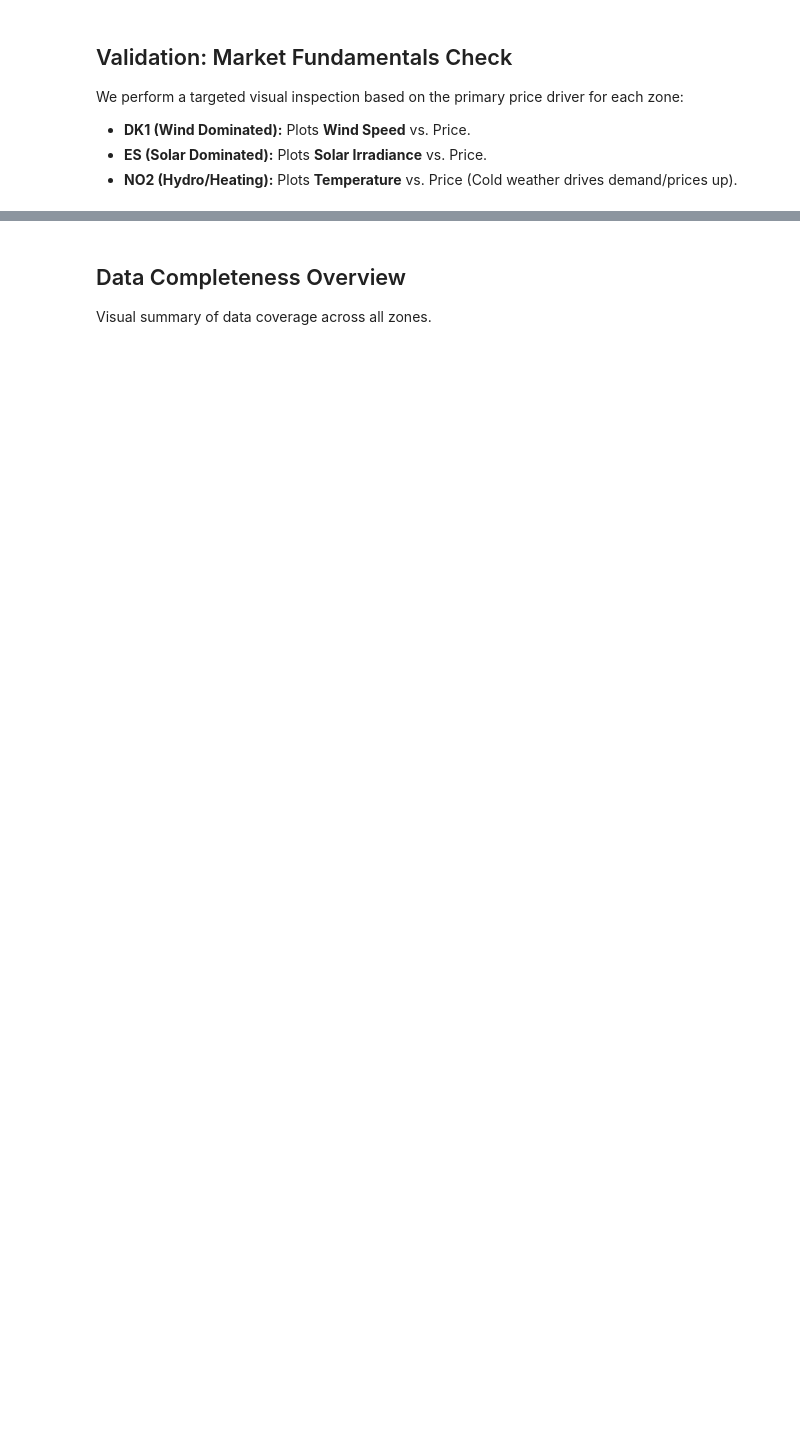
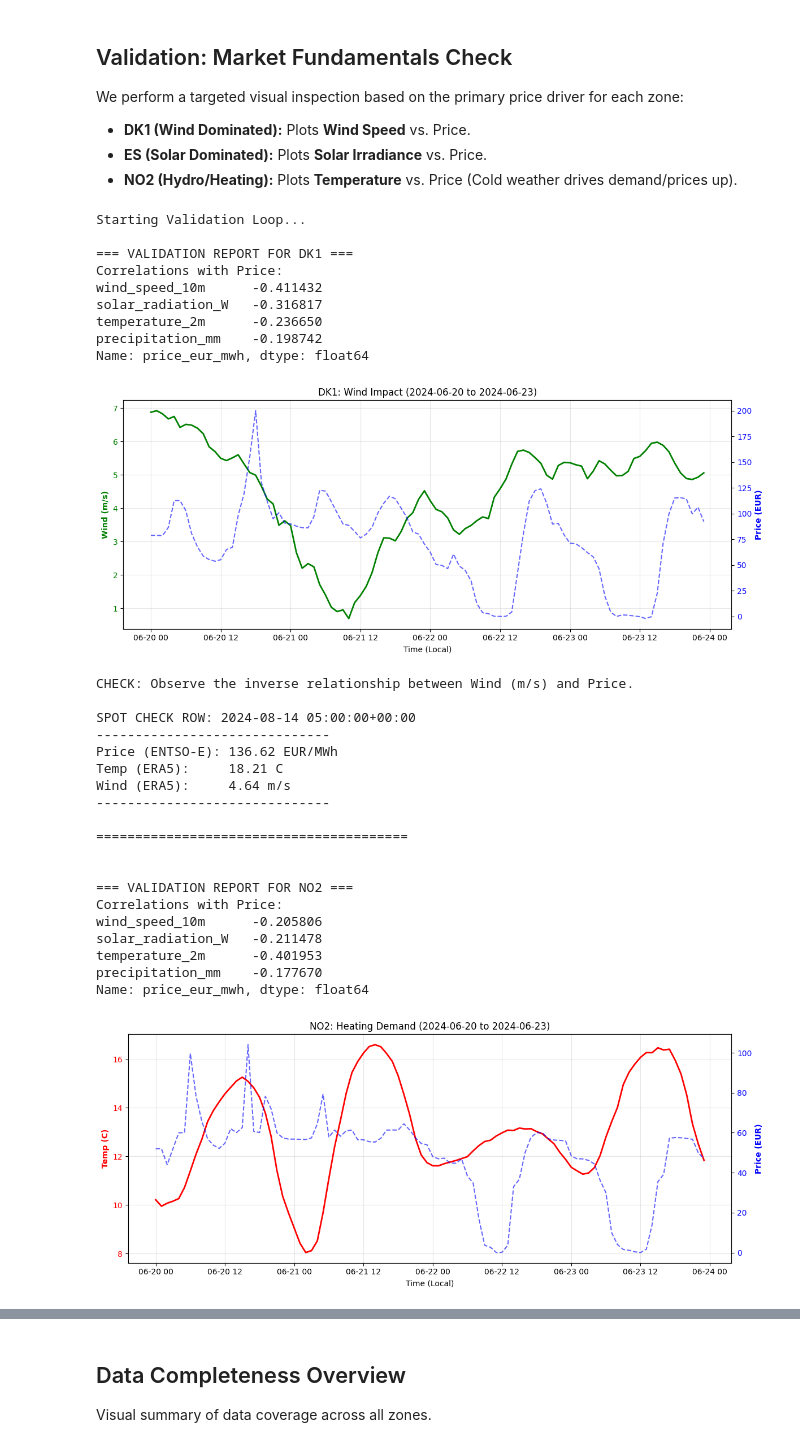
Before and after one commit to vinidoubledeuce/DsLab26S_marbl.energy, a Jupyter notebook: notebooks/02_preprocessing/02_weather_and_merge.ipynb, the cells around one changed output, grey strips where cells are left out. Cells and saved outputs as stored; diff of their text form; code cells hidden in the pictures; blank space fills up the shorter version.

```diff
--- a/notebooks/02_preprocessing/02_weather_and_merge.ipynb
+++ b/notebooks/02_preprocessing/02_weather_and_merge.ipynb
@@ -35,7 +35,8 @@ warnings.filterwarnings('ignore', category=FutureWarning)
 DATA_DIR = Path('../../data')
 
 # Input Paths
-RAW_WEATHER_DIR = DATA_DIR / 'raw' / 'weather'
+RAW_WEATHER_DIR = Path('../../data/raw/weather')
+
 
 # Price data: check both locations (new path first, then legacy path)
 PRICE_CLEAN_DIR_NEW = DATA_DIR / 'clean'  # New location from 01_prices_pd-pkg.ipynb
@@ -57,10 +58,10 @@ OUTPUT_DIR.mkdir(parents=True, exist_ok=True)
 # 2. RUN CONFIGURATION
 # ==========================================
 # Zones to process sequentially
-ZONES_TO_PROCESS = ['DK1', 'NO2', 'ES']
+ZONES_TO_PROCESS = ['DK1', 'NO2', 'ES', 'DE_LU', 'FR']
 
 # Years to include in the masterset (Weather data availability)
-YEARS = [2023, 2024, 2025]
+YEARS = [2023, 2024, 2025, 2026]
 
 print(f"\nConfiguration Loaded.")
 print(f"Input Weather: {RAW_WEATHER_DIR.resolve()}")
@@ -83,31 +91,28 @@ This function handles the complexity of multidimensional NetCDF files.
 def process_era5_netcdf(zone, years):
     print(f"  > Processing ERA5 NetCDF for {zone}...")
     all_hourly_data = []
+    zone_filename = zone.replace('_', '-') if zone == 'DE_LU' else zone
+    print(f"    Looking for: {RAW_WEATHER_DIR / f'era5_{zone_filename}_2023_01_instant.nc'}")
+    print(f"    Exists: {(RAW_WEATHER_DIR / f'era5_{zone_filename}_2023_01_instant.nc').exists()}")
 
     for year in years:
         for month in range(1, 13):
             month_str = f"{month:02d}"
 
-            # Construct file paths
-            path_instant = RAW_WEATHER_DIR / f"era5_{zone}_{year}_{month_str}_instant.nc"
-            path_accum = RAW_WEATHER_DIR / f"era5_{zone}_{year}_{month_str}_accum.nc"
+            path_instant = RAW_WEATHER_DIR / f"era5_{zone_filename}_{year}_{month_str}_instant.nc"
+            path_accum = RAW_WEATHER_DIR / f"era5_{zone_filename}_{year}_{month_str}_accum.nc"
 
-            # Skip if files are missing (e.g. future months)
             if not path_instant.exists() or not path_accum.exists():
                 continue
 
             try:
-                # --- A. Process Instantaneous Variables (Temp, Wind) ---
                 ds_inst = xr.open_dataset(path_instant)
 
-                # Standardize time dimension name
                 if 'valid_time' in ds_inst.coords:
                     ds_inst = ds_inst.rename({'valid_time': 'time'})
 
-                # Calculate Spatial Mean (collapse lat/lon)
                 df_inst = ds_inst.mean(dim=['latitude', 'longitude']).to_dataframe().reset_index()
 
-                # Calculate Wind Speed Magnitude if missing
                 if 'si10' not in df_inst.columns:
                     if 'u10' in df_inst.columns and 'v10' in df_inst.columns:
                         df_inst['wind_speed_10m'] = np.sqrt(df_inst['u10']**2 + df_inst['v10']**2)
@@ -116,14 +121,11 @@ def process_era5_netcdf(zone, years):
                 else:
                     df_inst['wind_speed_10m'] = df_inst['si10']
 
-                # Convert Temperature (Kelvin -> Celsius)
                 if 't2m' in df_inst.columns:
                     df_inst['temperature_2m'] = df_inst['t2m'] - 273.15
 
-                # Select features
                 df_inst = df_inst[['time', 'temperature_2m', 'wind_speed_10m']]
 
-                # --- B. Process Accumulated Variables (Precip, Solar) ---
                 ds_acc = xr.open_dataset(path_accum)
 
                 if 'valid_time' in ds_acc.coords:
@@ -131,20 +133,14 @@ def process_era5_netcdf(zone, years):
 
                 df_acc = ds_acc.mean(dim=['latitude', 'longitude']).to_dataframe().reset_index()
 
-                # Convert Precipitation (m -> mm)
                 df_acc['precipitation_mm'] = df_acc['tp'] * 1000 if 'tp' in df_acc.columns else 0.0
-
-                # Convert Solar (Joules -> Watts)
-                # Divided by 3600 because ERA5 accumulates over the hour
                 df_acc['solar_radiation_W'] = df_acc['ssrd'] / 3600 if 'ssrd' in df_acc.columns else 0.0
 
                 df_acc = df_acc[['time', 'precipitation_mm', 'solar_radiation_W']]
 
-                # --- C. Merge Instant and Accum for this month ---
                 df_month = pd.merge(df_inst, df_acc, on='time', how='inner')
                 all_hourly_data.append(df_month)
 
-                # Cleanup
                 ds_inst.close()
                 ds_acc.close()
 
@@ -155,15 +151,12 @@ def process_era5_netcdf(zone, years):
     if not all_hourly_data:
         return pd.DataFrame()
 
-    # Combine all months
     df_weather = pd.concat(all_hourly_data, ignore_index=True)
 
-    # Finalize Index (UTC)
     df_weather['timestamp'] = pd.to_datetime(df_weather['time'])
     df_weather = df_weather.set_index('timestamp').sort_index()
     df_weather = df_weather.drop(columns=['time'])
 
-    # Ensure UTC timezone awareness
     if df_weather.index.tz is None:
         df_weather.index = df_weather.index.tz_localize('UTC')
     else:
@@ -267,6 +260,7 @@ for zone in ZONES_TO_PROCESS:
     # 3. Convergence (Merge)
     # Inner join ensures we only keep rows where we have BOTH price and weather
     df_master = pd.merge(df_price, df_weather, left_index=True, right_index=True, how='inner')
+    df_master = df_master.dropna(subset=['price_eur_mwh'])
 
     if df_master.empty:
         print(f"Warning: Merge resulted in 0 rows. Check timestamps.")
@@ -335,8 +352,7 @@ def validate_masterset(zone_name):
     print(f"\n=== VALIDATION REPORT FOR {zone_name} ===")
     df = pd.read_csv(path, index_col=0)
 
-    # Fix Timezone (UTC -> Vienna)
-    df.index = pd.to_datetime(df.index, utc=True).tz_convert('Europe/Vienna')
+    df.index = pd.to_datetime(df.index, utc=True)
 
     # 2. Correlation Check
     if 'price_eur_mwh' in df.columns:
@@ -393,30 +409,61 @@ def validate_masterset(zone_name):
         else:
             print("Warning: No data found in the validation date range.")
 
     except Exception as e:
         print(f"Warning: Could not plot validation ({e}).")
 
     # 4. Spot Check
     try:
         if len(df) > 0:
             check_time = df.index[len(df)//2]
             row = df.loc[check_time]
 
             print(f"\nSPOT CHECK ROW: {check_time}")
             print("-" * 30)
             print(f"Price (ENTSO-E): {row['price_eur_mwh']:.2f} EUR/MWh")
             print(f"Temp (ERA5):     {row['temperature_2m']:.2f} C")
             print(f"Wind (ERA5):     {row['wind_speed_10m']:.2f} m/s")
             print("-" * 30)
     except Exception as e:
         print(f"Could not run spot check: {e}")
 
 # EXECUTION LOOP
 # ------------------------------
 print("Starting Validation Loop...")
 if 'ZONES_TO_PROCESS' in locals():
     for zone in ZONES_TO_PROCESS:
         validate_masterset(zone)
         print("\n" + "="*40 + "\n")
 else:
     print("ZONES_TO_PROCESS list not found. Please run configuration cell.")
+# %% [output]
+Starting Validation Loop...
+
+=== VALIDATION REPORT FOR DK1 ===
+Correlations with Price:
+wind_speed_10m      -0.411432
+solar_radiation_W   -0.316817
+temperature_2m      -0.236650
+precipitation_mm    -0.198742
+Name: price_eur_mwh, dtype: float64
+[figure, added]
+CHECK: Observe the inverse relationship between Wind (m/s) and Price.
+
+SPOT CHECK ROW: 2024-08-14 05:00:00+00:00
+------------------------------
+Price (ENTSO-E): 136.62 EUR/MWh
+Temp (ERA5):     18.21 C
+Wind (ERA5):     4.64 m/s
+------------------------------
+
+========================================
+
+
+=== VALIDATION REPORT FOR NO2 ===
+Correlations with Price:
+wind_speed_10m      -0.205806
+solar_radiation_W   -0.211478
+temperature_2m      -0.401953
+precipitation_mm    -0.177670
+Name: price_eur_mwh, dtype: float64
+[figure, added]
```
Also changed, not shown: parts of 5 cells of this notebook, 22 other files.
